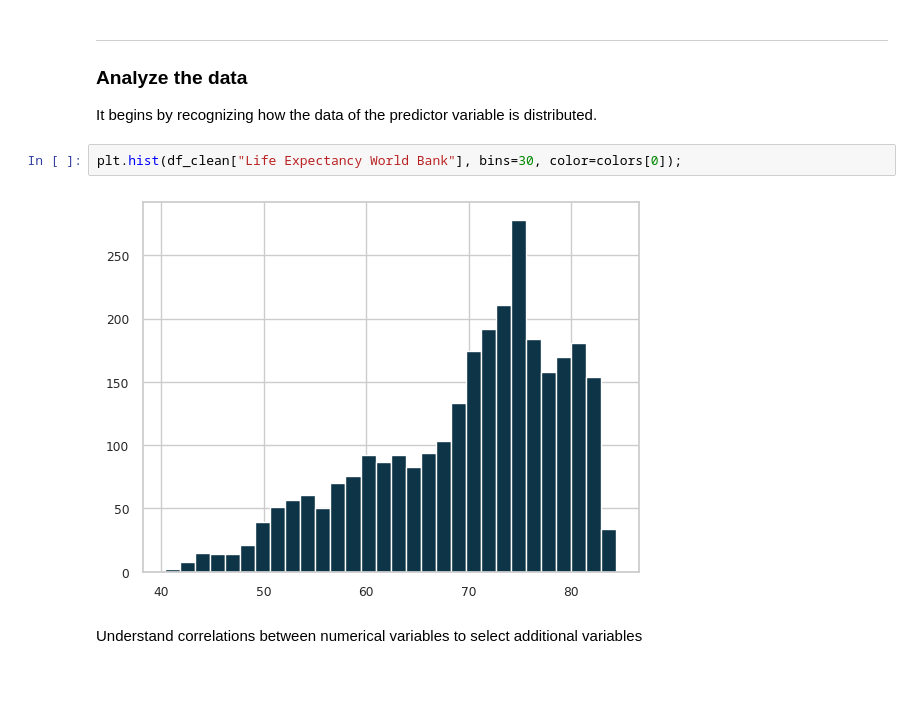
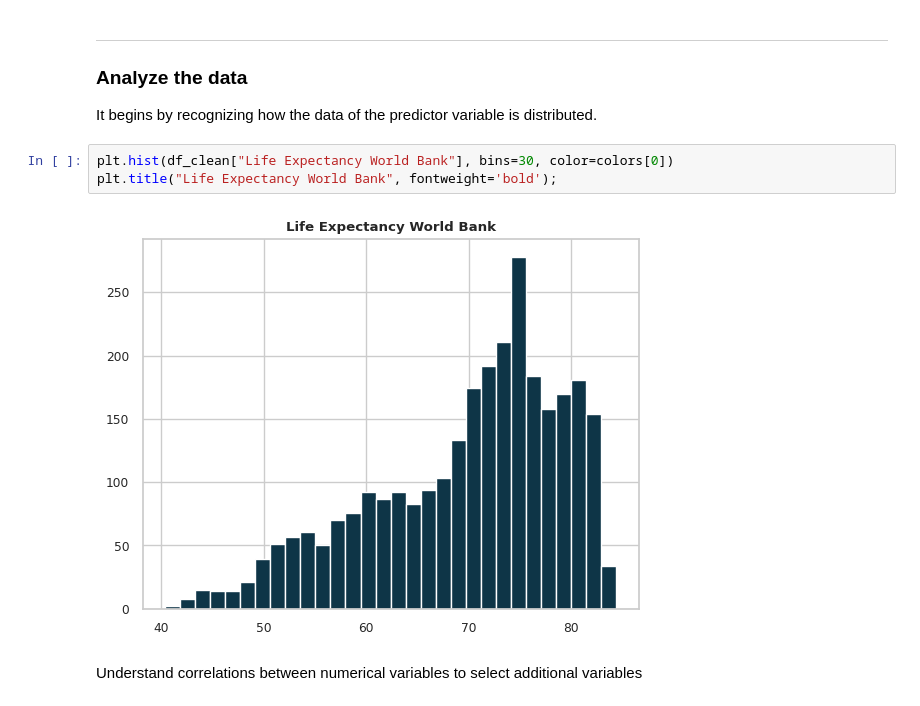
Before and after one commit to William-CCS96/linear_regression_life_expectancy_and_socioeconomic, a Jupyter notebook: notebooks/0.0-linear_regression_life_expectancy_and_socioeconomic-introduction.ipynb, the cells around one changed output. Saved outputs shown, nothing was run; the diff lists cells and outputs as text; blank space fills up the shorter version.

```diff
--- a/notebooks/0.0-linear_regression_life_expectancy_and_socioeconomic-introduction.ipynb
+++ b/notebooks/0.0-linear_regression_life_expectancy_and_socioeconomic-introduction.ipynb
@@ -491,9 +489,10 @@ ___
 ### Analyze the data
 It begins by recognizing how the data of the predictor variable is distributed.
 # %%
-plt.hist(df_clean["Life Expectancy World Bank"], bins=30, color=colors[0]);
+plt.hist(df_clean["Life Expectancy World Bank"], bins=30, color=colors[0])
+plt.title("Life Expectancy World Bank", fontweight='bold');
 # %% [output]
-[figure, old version]
+[figure, new version]
 # %% [markdown]
 
 Understand correlations between numerical variables to select additional variables
```
Also changed, not shown: parts of 12 cells of this notebook, 2 other files.
